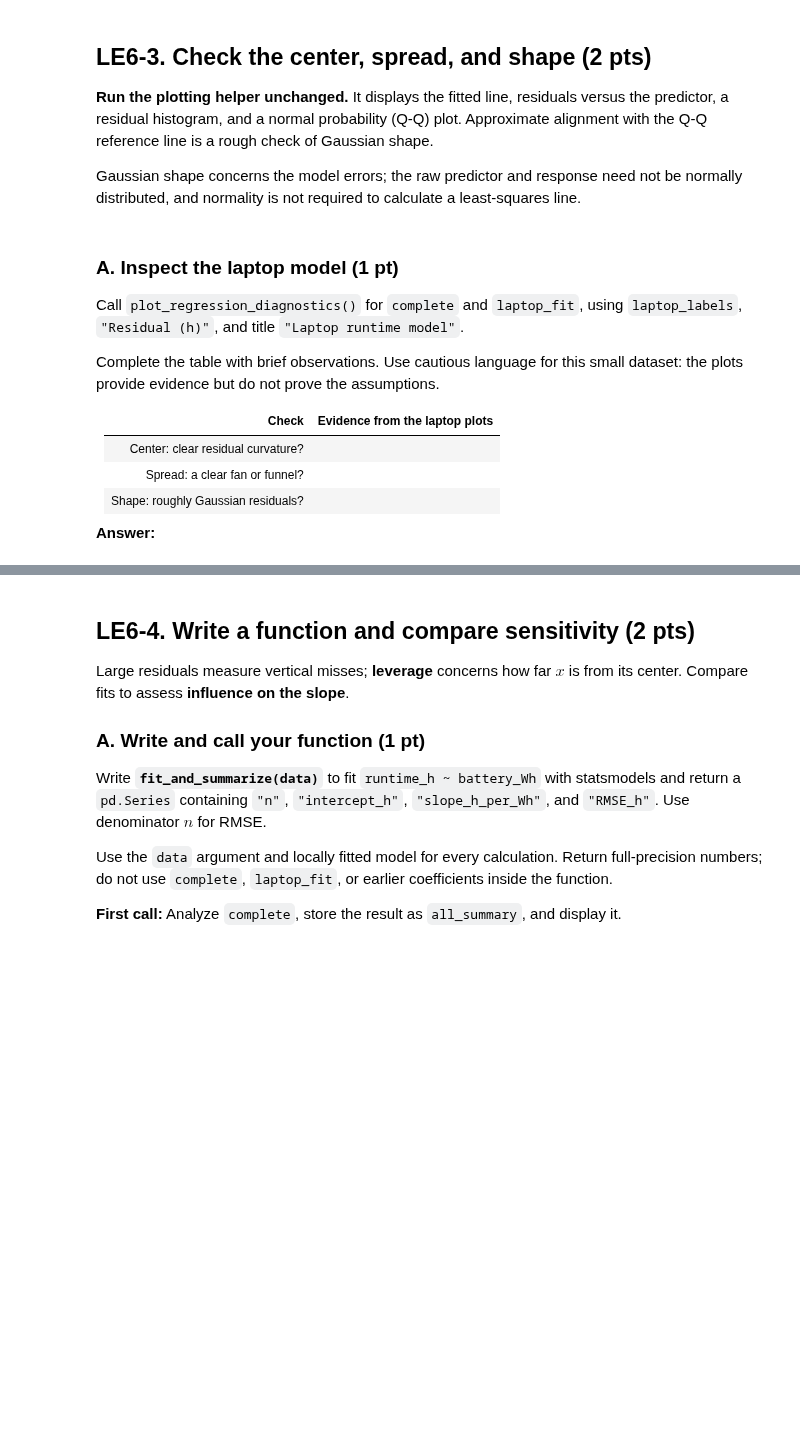
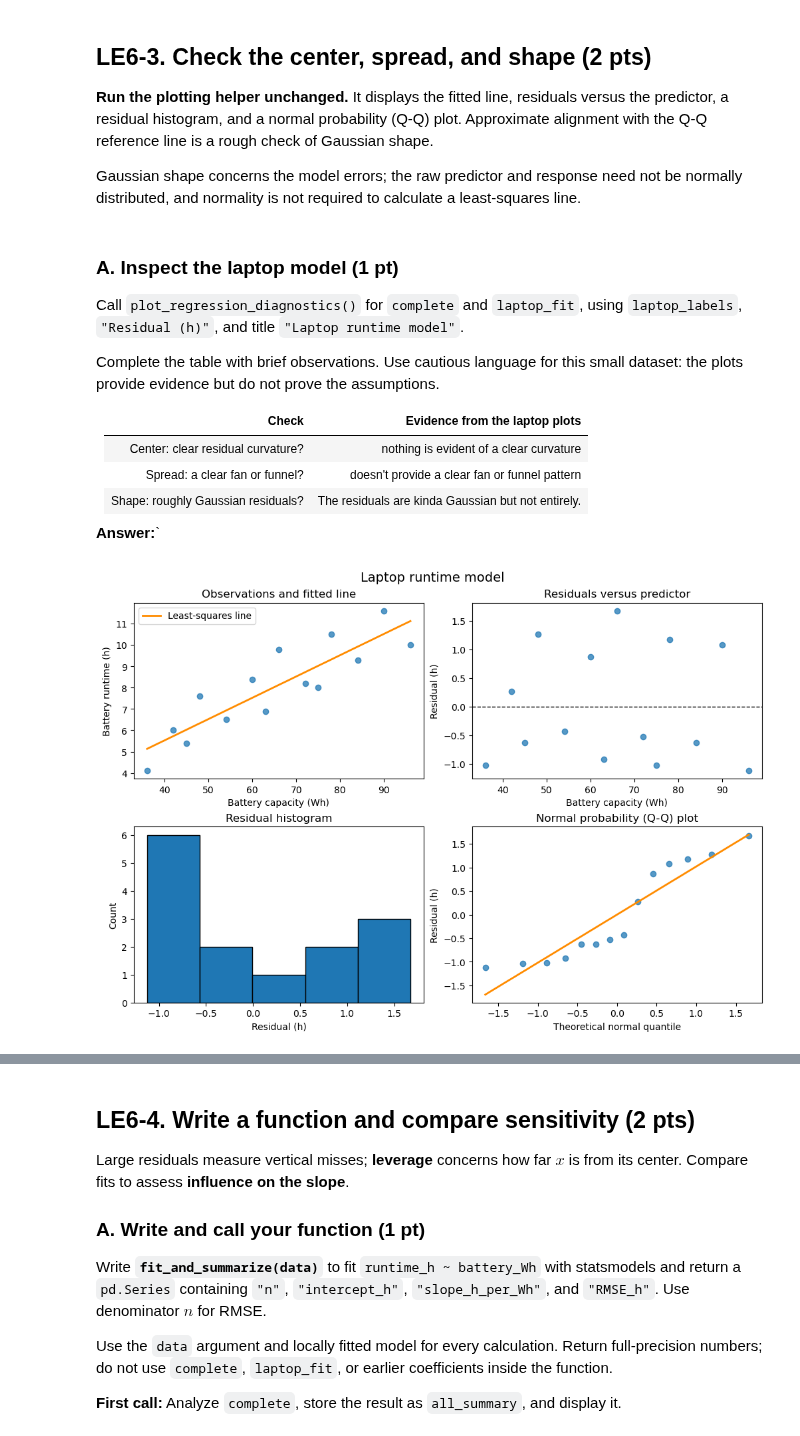
Before and after one commit to mda90-manny/26f-engr1451-2451, a Jupyter notebook: 1-assignments/LE06/LE06.ipynb, the cells around one changed output, grey strips where cells are left out. Cells and saved outputs as stored; diff of their text form; code cells hidden in the pictures; blank space fills up the shorter version.

```diff
--- a/1-assignments/LE06/LE06.ipynb
+++ b/1-assignments/LE06/LE06.ipynb
@@ -91,3 +156,17 @@ Display a coefficient table comparing the NumPy values with `laptop_fit.params["
 # %%
 # Fit laptop_fit with statsmodels.
 # Compare the NumPy and statsmodels coefficients in one labeled table.
+laptop_fit = smf.ols(
+    "runtime_h ~ battery_Wh",
+    data = complete
+).fit()
+
+coefficient_table = pd.DataFrame({
+    "NumPy": [intercept, slope],
+    "statsmodels": [
+        laptop_fit.params["Intercept"],
+        laptop_fit.params["battery_Wh"]
+    ]
+}, index=["Intercept", "battery_Wh"])
+
+display(coefficient_table.round(4))
@@ -201,13 +355,25 @@ Complete the table with brief observations. Use cautious language for this small
 
 | Check | Evidence from the laptop plots |
 |---|---|
-| Center: clear residual curvature? | |
-| Spread: a clear fan or funnel? | |
-| Shape: roughly Gaussian residuals? | |
+| Center: clear residual curvature? | nothing is evident of a clear curvature |
+| Spread: a clear fan or funnel? | doesn't provide a clear fan or funnel pattern|
+| Shape: roughly Gaussian residuals? |The residuals are kinda Gaussian but not entirely. |
 
-**Answer:**
+**Answer:**`
 # %%
 # Your call to plot_regression_diagnostics() for the laptop model here.
+axes = plot_regression_diagnostics(
+    complete,
+    laptop_fit,
+    xcol,
+    ycol,
+    laptop_labels[xcol],
+    laptop_labels[ycol],
+    "Residual (h)",
+    "Laptop runtime model"
+)
+# %% [output]
+[figure, added]
 # %% [markdown]
 ### B. Compare two diagnostic problems (1 pt)
 
```
Also changed, not shown: parts of 18 cells of this notebook.
